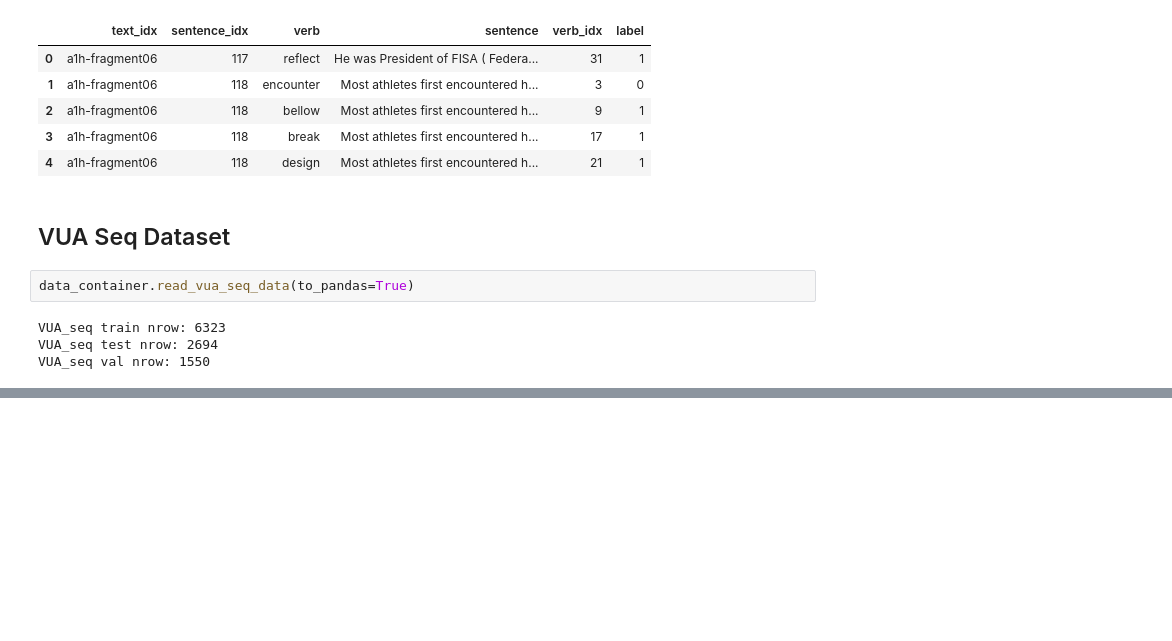
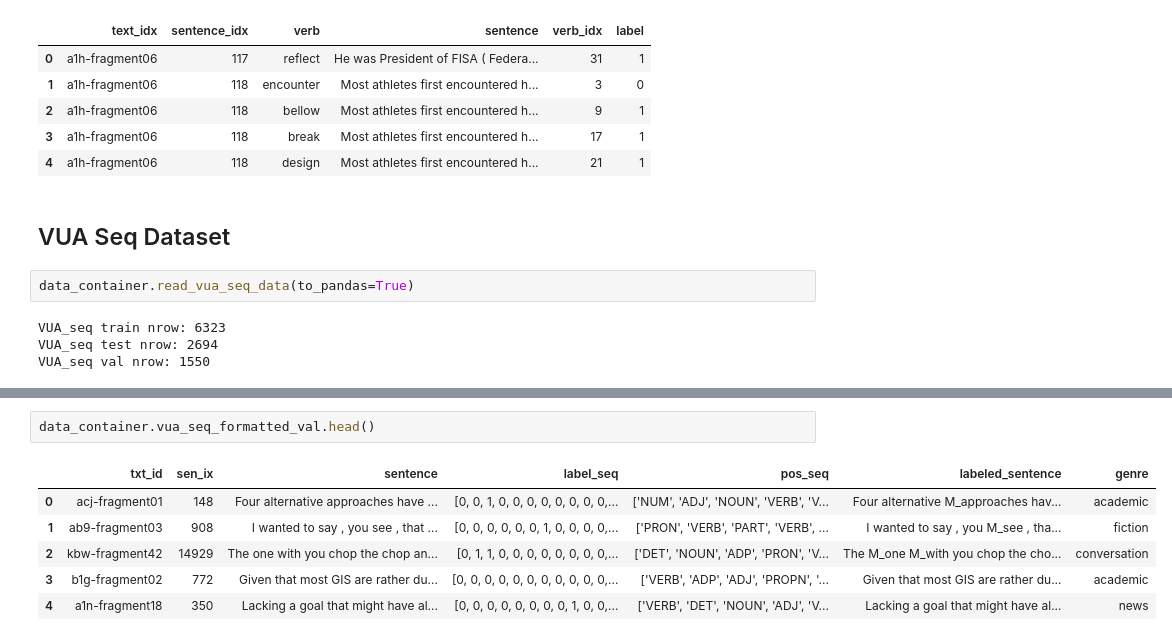
Before and after one commit to cmsc-25700/metaphor-detection, a Jupyter notebook: notebooks/Explore Datasets.ipynb, the cells around one changed output, grey strips where cells are left out. Cells and saved outputs as stored; diff of their text form; blank space fills up the shorter version.

```diff
--- a/notebooks/Explore Datasets.ipynb
+++ b/notebooks/Explore Datasets.ipynb
@@ -173,0 +170,9 @@ data_container.vua_seq_formatted_train.head()
+# %%
+data_container.vua_seq_formatted_val.head()
+# %% [output]
+|  | txt_id | sen_ix | sentence | label_seq | pos_seq | labeled_sentence | genre |
+| 0 | acj-fragment01 | 148 | Four alternative approaches have ... | [0, 0, 1, 0, 0, 0, 0, 0, 0, 0, 0,... | ['NUM', 'ADJ', 'NOUN', 'VERB', 'V... | Four alternative M_approaches hav... | academic |
+| 1 | ab9-fragment03 | 908 | I wanted to say , you see , that ... | [0, 0, 0, 0, 0, 0, 1, 0, 0, 0, 0,... | ['PRON', 'VERB', 'PART', 'VERB', ... | I wanted to say , you M_see , tha... | fiction |
+| 2 | kbw-fragment42 | 14929 | The one with you chop the chop an... | [0, 1, 1, 0, 0, 0, 0, 0, 0, 0, 0,... | ['DET', 'NOUN', 'ADP', 'PRON', 'V... | The M_one M_with you chop the cho... | conversation |
+| 3 | b1g-fragment02 | 772 | Given that most GIS are rather du... | [0, 0, 0, 0, 0, 0, 0, 0, 0, 0, 0,... | ['VERB', 'ADP', 'ADJ', 'PROPN', '... | Given that most GIS are rather du... | academic |
+| 4 | a1n-fragment18 | 350 | Lacking a goal that might have al... | [0, 0, 0, 0, 0, 0, 0, 0, 1, 0, 0,... | ['VERB', 'DET', 'NOUN', 'ADJ', 'V... | Lacking a goal that might have al... | news |
```
Also changed, not shown: parts of 2 cells of this notebook, 2 other files.
